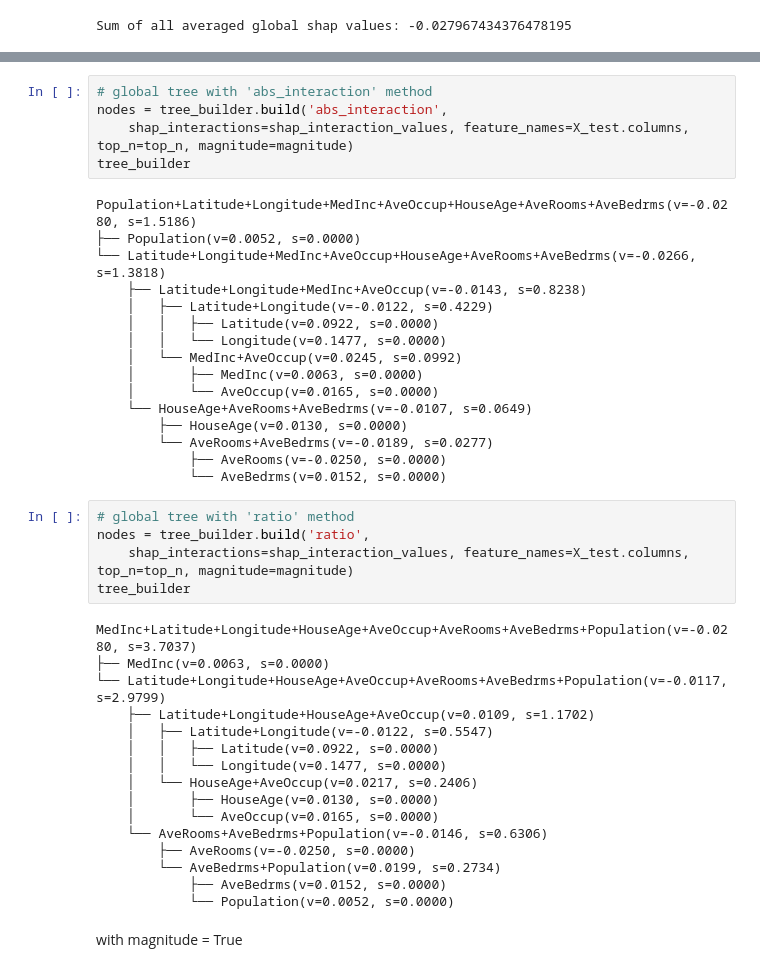
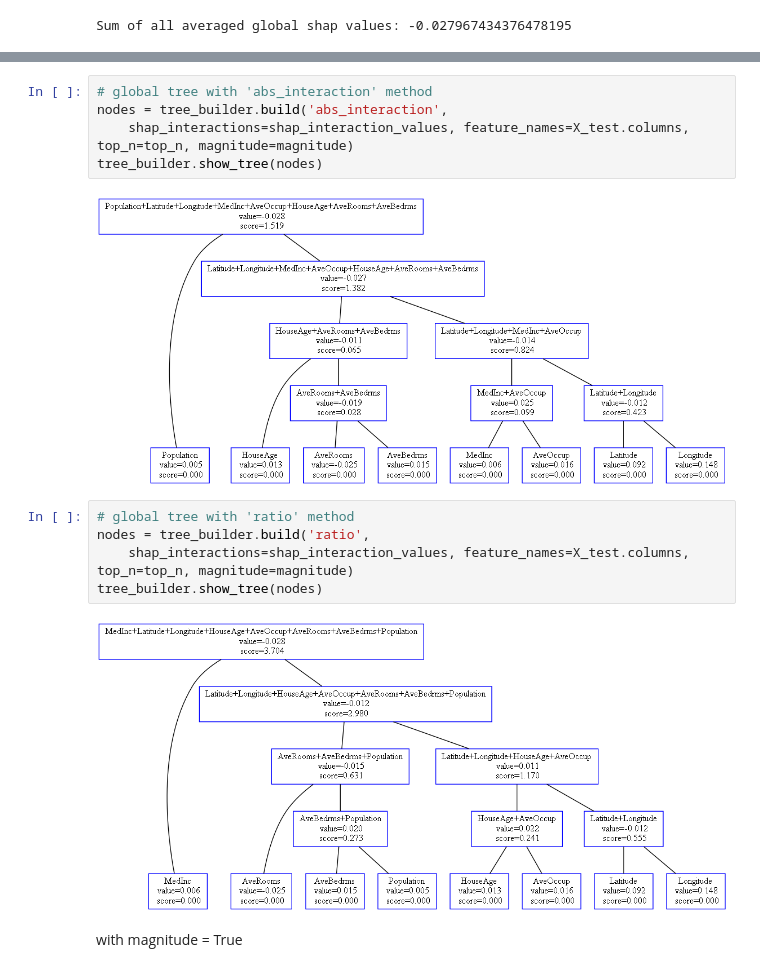
Before and after one commit to simonjisu/FeatureInteractionTree, a Jupyter notebook: notebooks/Finer Granularity Explanation.ipynb, the cells around one changed output, grey strips where cells are left out. Drawn from its saved outputs; the diff is of its cells as text.

```diff
--- a/notebooks/Finer Granularity Explanation.ipynb
+++ b/notebooks/Finer Granularity Explanation.ipynb
@@ -77,45 +143,17 @@ tree_builder.show_tree(nodes)
 # %%
 # global tree with 'abs_interaction' method
 nodes = tree_builder.build('abs_interaction',
     shap_interactions=shap_interaction_values, feature_names=X_test.columns, top_n=top_n, magnitude=magnitude)
-tree_builder
+tree_builder.show_tree(nodes)
 # %% [output]
-Population+Latitude+Longitude+MedInc+AveOccup+HouseAge+AveRooms+AveBedrms(v=-0.0280, s=1.5186)
-├── Population(v=0.0052, s=0.0000)
-└── Latitude+Longitude+MedInc+AveOccup+HouseAge+AveRooms+AveBedrms(v=-0.0266, s=1.3818)
-    ├── Latitude+Longitude+MedInc+AveOccup(v=-0.0143, s=0.8238)
-    │   ├── Latitude+Longitude(v=-0.0122, s=0.4229)
-    │   │   ├── Latitude(v=0.0922, s=0.0000)
-    │   │   └── Longitude(v=0.1477, s=0.0000)
-    │   └── MedInc+AveOccup(v=0.0245, s=0.0992)
-    │       ├── MedInc(v=0.0063, s=0.0000)
-    │       └── AveOccup(v=0.0165, s=0.0000)
-    └── HouseAge+AveRooms+AveBedrms(v=-0.0107, s=0.0649)
-        ├── HouseAge(v=0.0130, s=0.0000)
-        └── AveRooms+AveBedrms(v=-0.0189, s=0.0277)
-            ├── AveRooms(v=-0.0250, s=0.0000)
-            └── AveBedrms(v=0.0152, s=0.0000)
+[figure, added]
 # %%
 # global tree with 'ratio' method
 nodes = tree_builder.build('ratio',
     shap_interactions=shap_interaction_values, feature_names=X_test.columns, top_n=top_n, magnitude=magnitude)
-tree_builder
+tree_builder.show_tree(nodes)
 # %% [output]
-MedInc+Latitude+Longitude+HouseAge+AveOccup+AveRooms+AveBedrms+Population(v=-0.0280, s=3.7037)
-├── MedInc(v=0.0063, s=0.0000)
-└── Latitude+Longitude+HouseAge+AveOccup+AveRooms+AveBedrms+Population(v=-0.0117, s=2.9799)
-    ├── Latitude+Longitude+HouseAge+AveOccup(v=0.0109, s=1.1702)
-    │   ├── Latitude+Longitude(v=-0.0122, s=0.5547)
-    │   │   ├── Latitude(v=0.0922, s=0.0000)
-    │   │   └── Longitude(v=0.1477, s=0.0000)
-    │   └── HouseAge+AveOccup(v=0.0217, s=0.2406)
-    │       ├── HouseAge(v=0.0130, s=0.0000)
-    │       └── AveOccup(v=0.0165, s=0.0000)
-    └── AveRooms+AveBedrms+Population(v=-0.0146, s=0.6306)
-        ├── AveRooms(v=-0.0250, s=0.0000)
-        └── AveBedrms+Population(v=0.0199, s=0.2734)
-            ├── AveBedrms(v=0.0152, s=0.0000)
-            └── Population(v=0.0052, s=0.0000)
+[figure, added]
 # %% [markdown]
 with magnitude = True
 # %%
```
Also changed, not shown: parts of 13 cells of this notebook.
